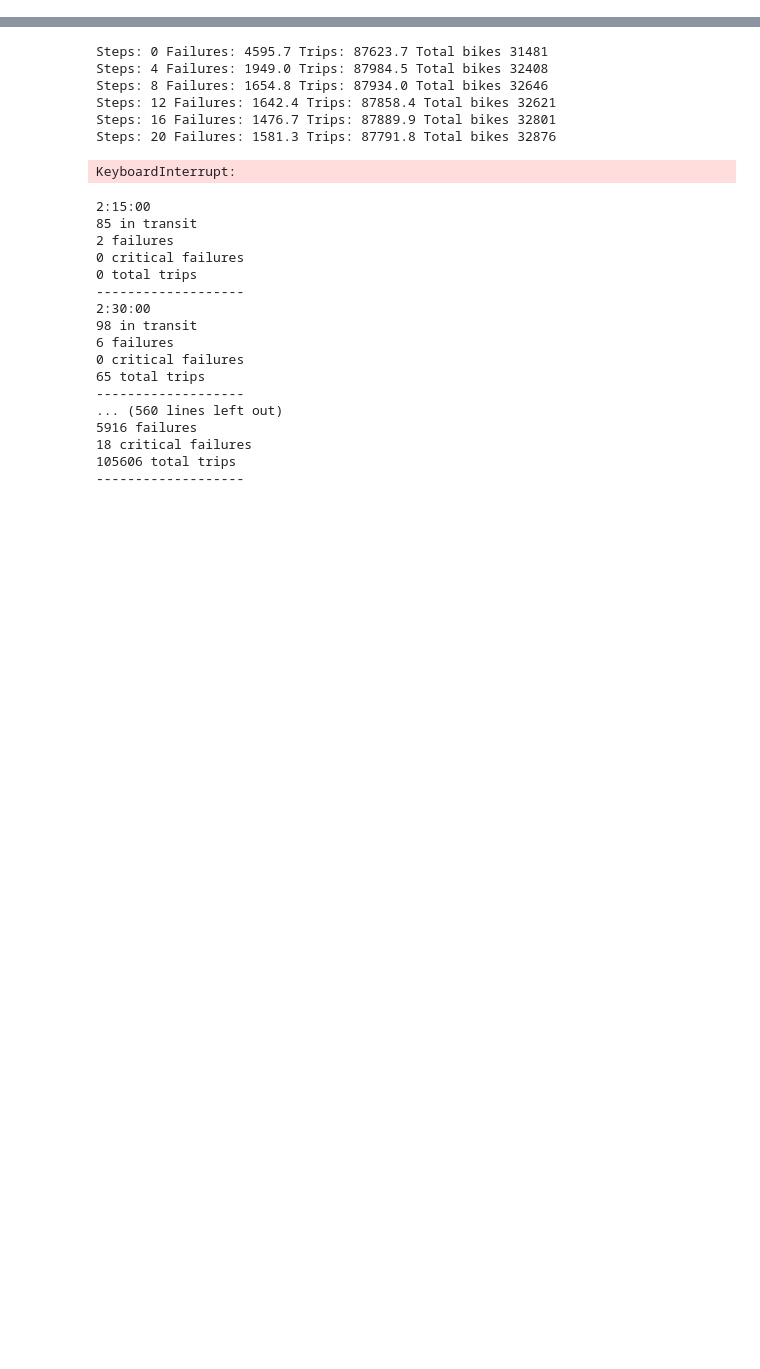
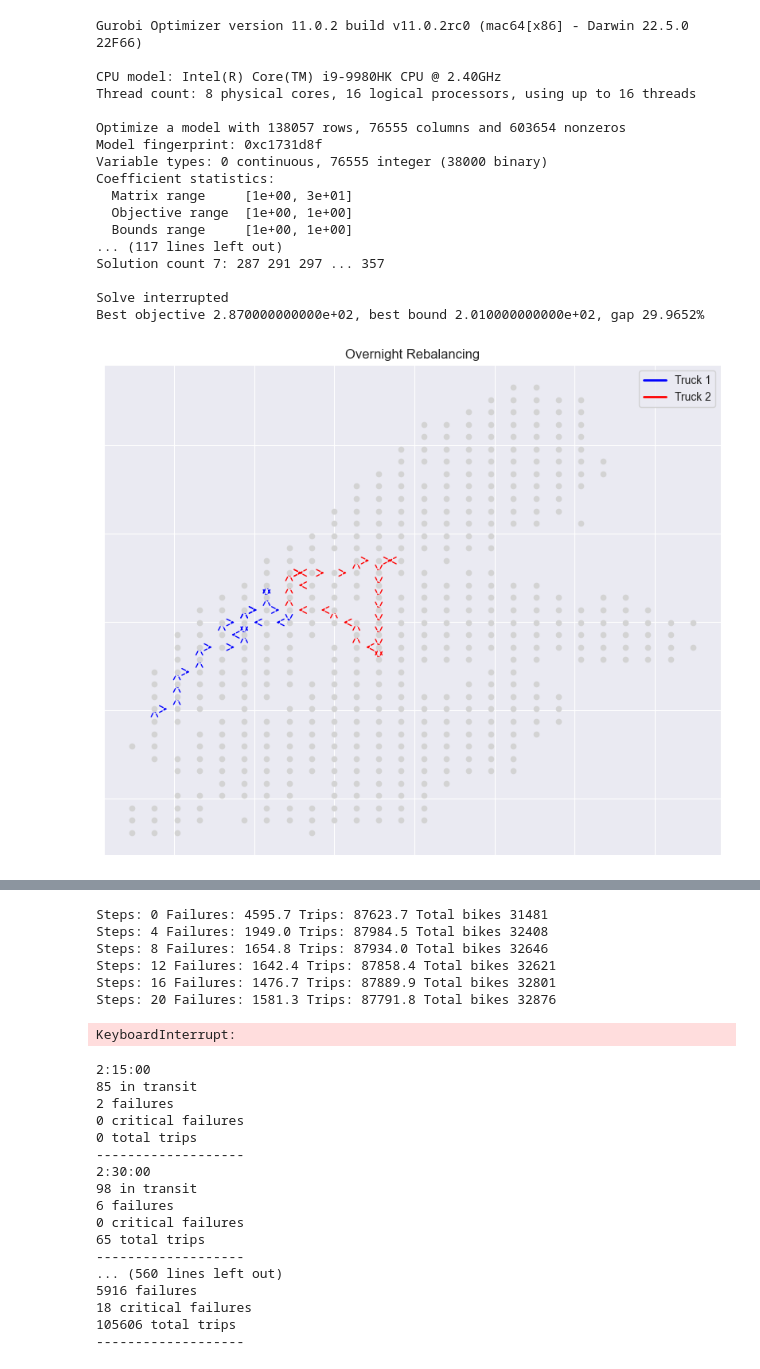
Before and after one commit to jarrettreimers/CSUREMM, a Jupyter notebook: cluster_model/cluster_model_testing.ipynb, the cells around one changed output, grey strips where cells are left out. Cells and saved outputs as stored; diff of their text form; code cells hidden in the pictures; blank space fills up the shorter version.

```diff
--- a/cluster_model/cluster_model_testing.ipynb
+++ b/cluster_model/cluster_model_testing.ipynb
@@ -40,0 +37,3 @@ with open('../data/ideal_states/2:19_14h_8steps.pickle', 'wb') as f:
+# %%
+for cluster in model.cluster_dict.values():
+    print(cluster.lat, cluster.lon)
@@ -40,0 +58,44 @@ with open('../data/ideal_states/2:19_14h_8steps.pickle', 'wb') as f:
+# %%
+# with open('../data/ideal_states/2:19_14h_8steps_0.01sq.pickle', 'rb') as f:
+#     opt_state = pickle.load(f)
+#
+opt_state = state_optimization.optimize(length=timedelta(hours=4), steps=8)
+# %%
+start_levels = {cluster.name: cluster.curr_bikes for cluster in model.cluster_dict.values()}
+positions = {cluster.name: (cluster.lon, cluster.lat) for cluster in model.cluster_dict.values()}
+adjacency = model.get_adjacent_clusters()
+clusters = [cluster for cluster in model.cluster_dict.keys()]
+# opt_state = {cluster.name: 2 for cluster in model.cluster_dict.values()}
+
+T = 40
+K = 2
+L = 30
+
+
+ip_model, x, y, b = ip.create_model(T=T, K=K, L=L,
+                start_levels=start_levels,
+                stations=clusters,
+                optimal_levels=opt_state,
+                positions=positions,
+                neighbors=adjacency)
+
+truck_paths = ip.graph_model(x, b, K, T, clusters, positions)
+# %% [output]
+Gurobi Optimizer version 11.0.2 build v11.0.2rc0 (mac64[x86] - Darwin 22.5.0 22F66)
+
+CPU model: Intel(R) Core(TM) i9-9980HK CPU @ 2.40GHz
+Thread count: 8 physical cores, 16 logical processors, using up to 16 threads
+
+Optimize a model with 138057 rows, 76555 columns and 603654 nonzeros
+Model fingerprint: 0xc1731d8f
+Variable types: 0 continuous, 76555 integer (38000 binary)
+Coefficient statistics:
+  Matrix range     [1e+00, 3e+01]
+  Objective range  [1e+00, 1e+00]
+  Bounds range     [1e+00, 1e+00]
+... (117 lines left out)
+Solution count 7: 287 291 297 ... 357
+
+Solve interrupted
+Best objective 2.870000000000e+02, best bound 2.010000000000e+02, gap 29.9652%
+[figure, added]
```
Also changed, not shown: parts of 8 cells of this notebook, 5 other files.
